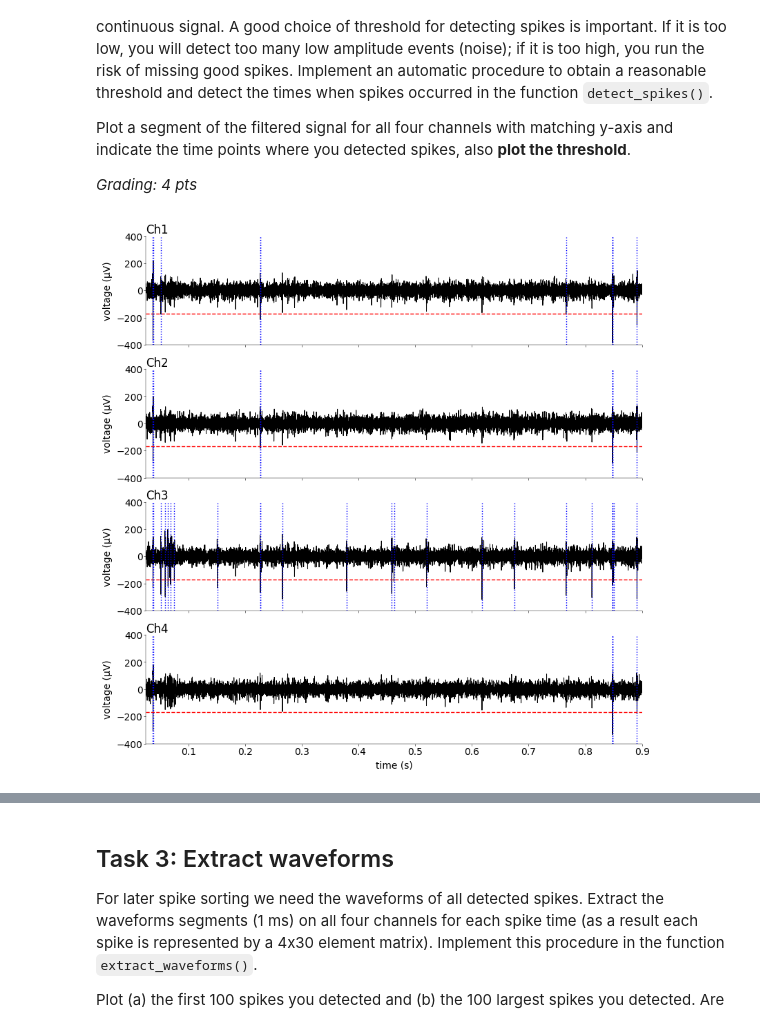
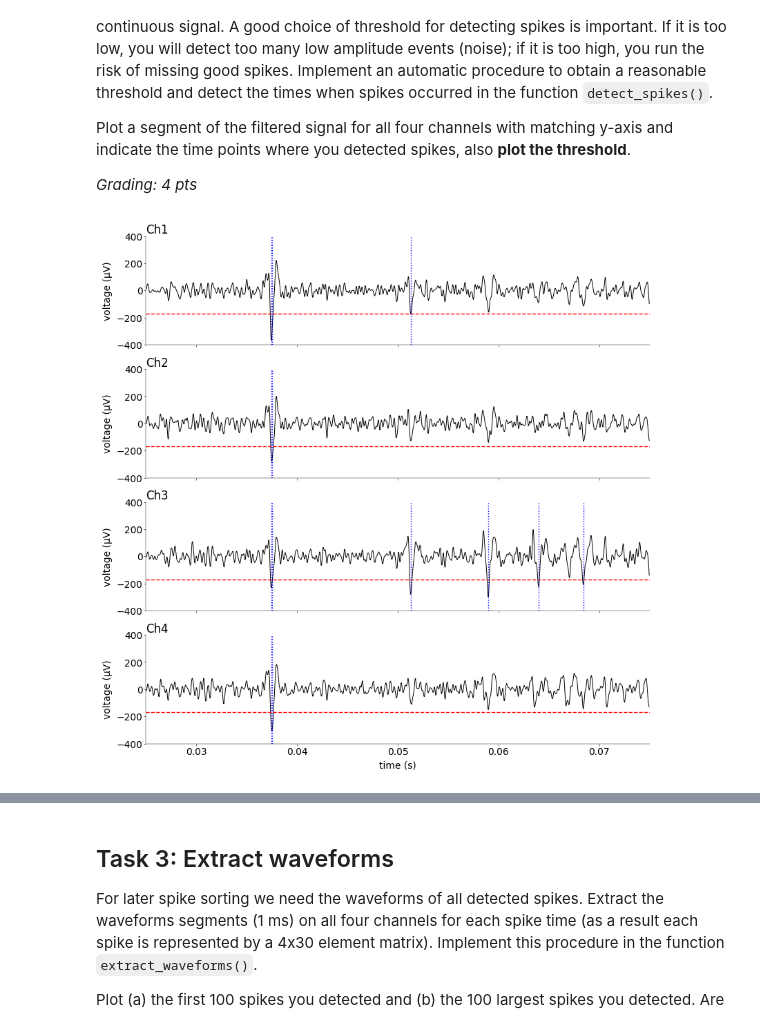
Before and after one commit to aeldably/Neural_Data_Science_Summer_2025, a Jupyter notebook: Lab_1/notebooks/CodingLab1.ipynb, the cells around one changed output, grey strips where cells are left out. Drawn from its saved outputs; the diff is of its cells as text; code cells hidden in the pictures.

```diff
--- a/Lab_1/notebooks/CodingLab1.ipynb
+++ b/Lab_1/notebooks/CodingLab1.ipynb
@@ -347,10 +346,7 @@ def detect_spikes(
 # %%
-# Detect spikes from filtered signal
-s, t, thrd = detect_spikes(y.values, fs=fs, N=5, lockout=1.0)
-
 # Define time window for zoomed plot (in seconds)
 t_start = 0.025
-t_end = 0.9
+t_end = 0.075
 start_idx = int(t_start * fs)
 end_idx = int(t_end * fs)
 time_window = np.arange(start_idx, end_idx) / fs
@@ -375,34 +371,34 @@ for i, col in enumerate(cols):
     signal = y[col].iloc[start_idx:end_idx].values
     ax[col].plot(
         time_window, signal, color="black", linewidth=0.7, label="Filtered Signal"
     )
 
     # Add threshold line
     ax[col].axhline(thrd, color="red", linestyle="--", linewidth=1, label="Threshold")
 
     # Find spikes that occurred in the current channel and within this time window
     spikes_in_window = s[(s >= start_idx) & (s < end_idx)]
     for spike in spikes_in_window:
         if np.abs(y.iloc[spike, i]) > np.abs(thrd):  # spike is in this channel
             ax[col].axvline(
                 spike / fs, color="blue", linestyle=":", linewidth=1, label="Spike"
             )
 
     # Formatting
     ax[col].set_ylim((-400, 400))
     ax[col].set_xlim((t_start, t_end))
     ax[col].set_ylabel("voltage (μV)")
     ax[col].set_title(col, loc="left")
 
     # Hide x-axis ticks except for bottom plot
     if col != "Ch4":
         ax[col].set_xticklabels([])
     else:
         ax[col].set_xlabel("time (s)")
 
 plt.show()
 # %% [output]
-[figure, old version]
+[figure, new version]
 # %% [markdown]
 ### Questions
 
```
Also changed, not shown: parts of 4 cells of this notebook.
